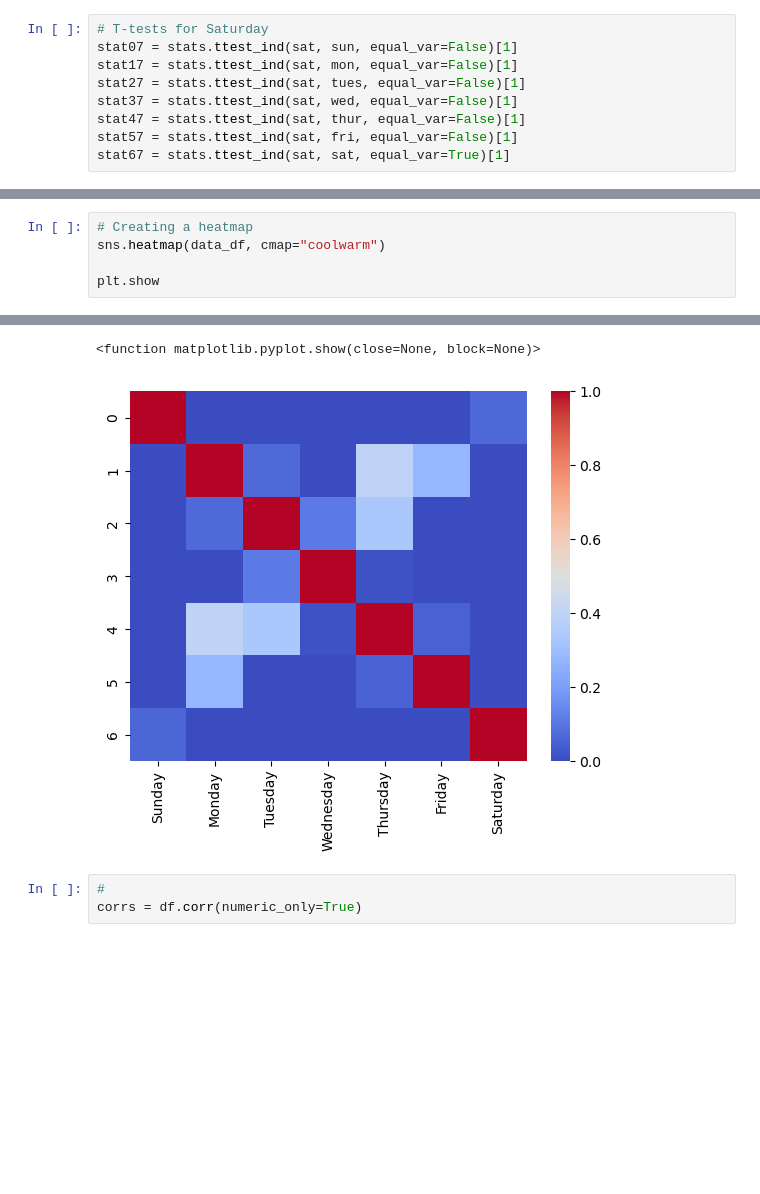
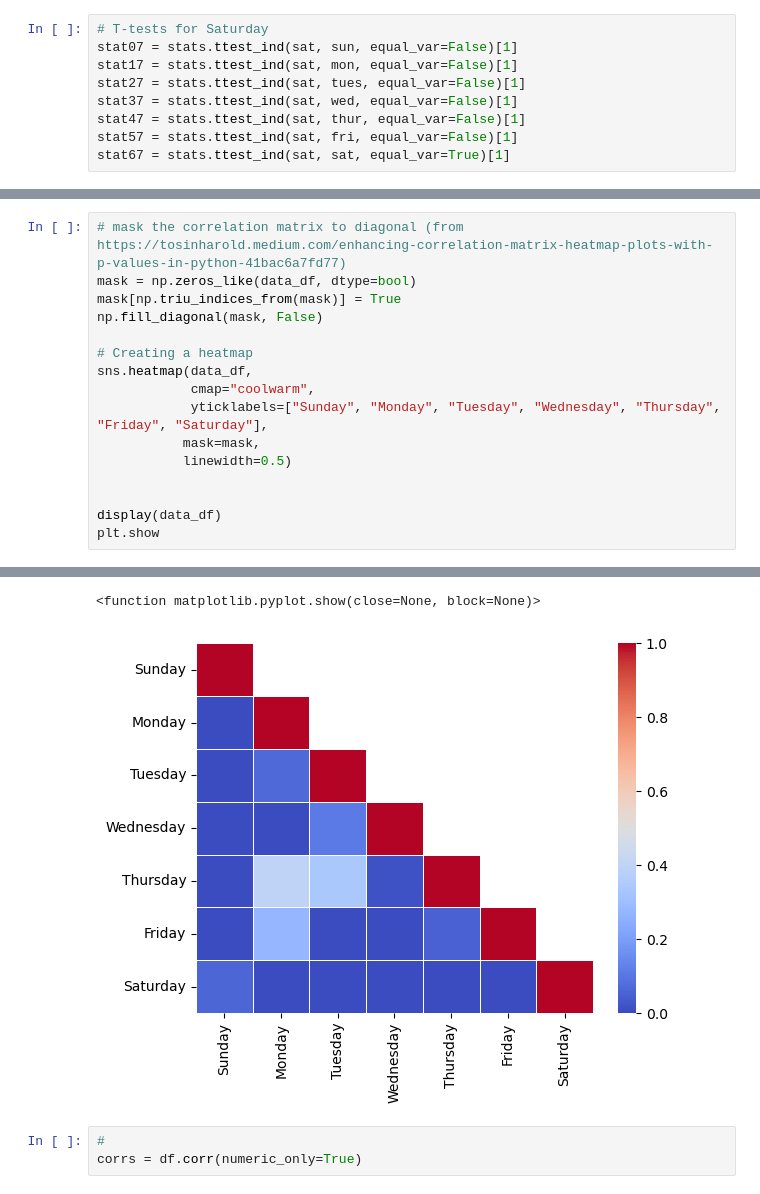
Before and after one commit to martabaker/ds-project-1-group-11, a Jupyter notebook: Regression/Regression.ipynb, the cells around one changed output, grey strips where cells are left out. Drawn from its saved outputs; the diff is of its cells as text; blank space fills up the shorter version.

```diff
--- a/Regression/Regression.ipynb
+++ b/Regression/Regression.ipynb
@@ -376,8 +376,19 @@ data_df
 | 5 | 2.591142e-23 | 2.758735e-01 | 2.681362e-03 | 4.849072e-06 | 4.878283e-02 | 1.000000e+00 | 1.064684e-19 |
 | 6 | 6.187347e-02 | 2.517403e-15 | 7.489740e-11 | 5.882994e-07 | 4.773495e-13 | 1.509038e-20 | 1.000000e+00 |
 # %%
+# mask the correlation matrix to diagonal (from https://tosinharold.medium.com/enhancing-correlation-matrix-heatmap-plots-with-p-values-in-python-41bac6a7fd77)
+mask = np.zeros_like(data_df, dtype=bool)
+mask[np.triu_indices_from(mask)] = True
+np.fill_diagonal(mask, False)
+
 # Creating a heatmap
-sns.heatmap(data_df, cmap="coolwarm")
+sns.heatmap(data_df,
+            cmap="coolwarm",
+            yticklabels=["Sunday", "Monday", "Tuesday", "Wednesday", "Thursday", "Friday", "Saturday"],
+           mask=mask,
+           linewidth=0.5)
 
+
+display(data_df)
 plt.show
 # %% [output]
@@ -384,5 +403,5 @@ plt.show
 <function matplotlib.pyplot.show(close=None, block=None)>
-[figure, old version]
+[figure, new version]
 # %%
 #
 corrs = df.corr(numeric_only=True)
```
Also changed, not shown: parts of 1 cell of this notebook, 1 other file.
